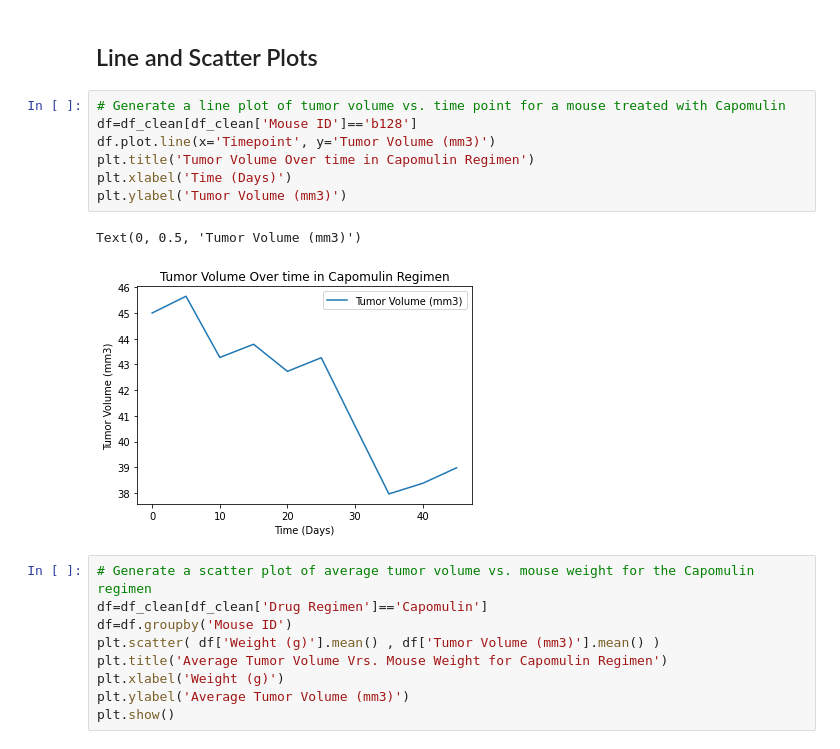
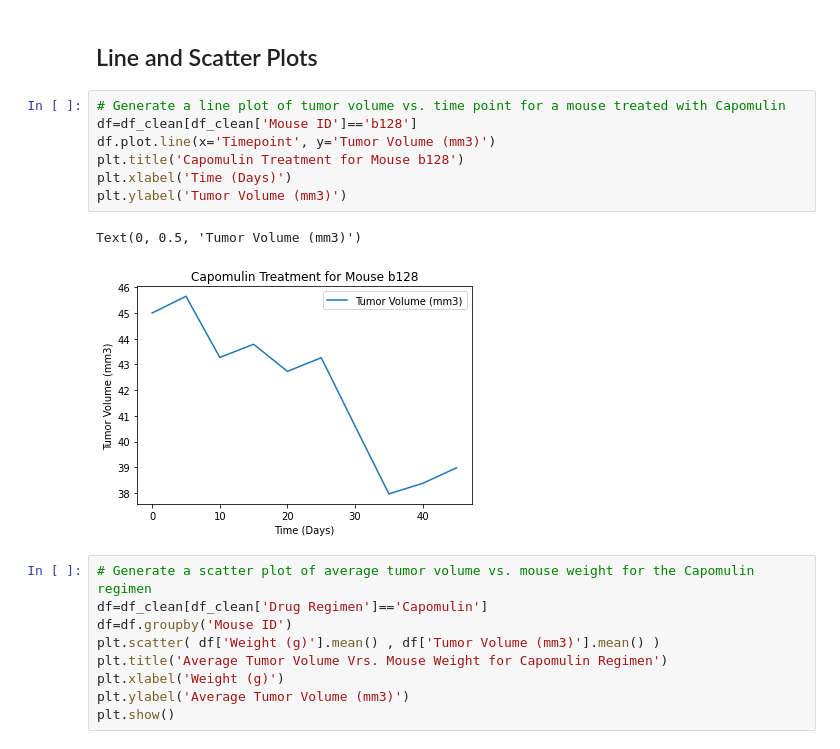
Before and after one commit to citizendez/Matplotlib_Challenge, a Jupyter notebook: 01-Case-Assignment/Pymaceuticals/final_pymaceuticals.ipynb, the cells around one changed output. Drawn from its saved outputs; the diff is of its cells as text.

```diff
--- a/01-Case-Assignment/Pymaceuticals/final_pymaceuticals.ipynb
+++ b/01-Case-Assignment/Pymaceuticals/final_pymaceuticals.ipynb
@@ -333,13 +326,13 @@ plt.show()
 # %%
 # Generate a line plot of tumor volume vs. time point for a mouse treated with Capomulin
 df=df_clean[df_clean['Mouse ID']=='b128']
 df.plot.line(x='Timepoint', y='Tumor Volume (mm3)')
-plt.title('Tumor Volume Over time in Capomulin Regimen')
+plt.title('Capomulin Treatment for Mouse b128')
 plt.xlabel('Time (Days)')
 plt.ylabel('Tumor Volume (mm3)')
 # %% [output]
 Text(0, 0.5, 'Tumor Volume (mm3)')
-[figure, old version]
+[figure, new version]
 # %%
 # Generate a scatter plot of average tumor volume vs. mouse weight for the Capomulin regimen
 df=df_clean[df_clean['Drug Regimen']=='Capomulin']
```
Also changed, not shown: parts of 2 cells of this notebook.
